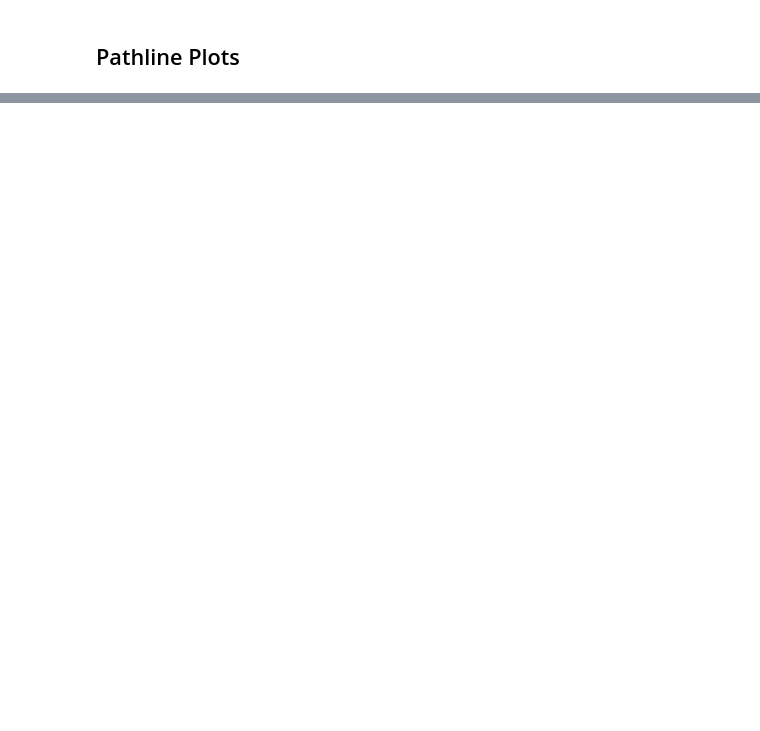
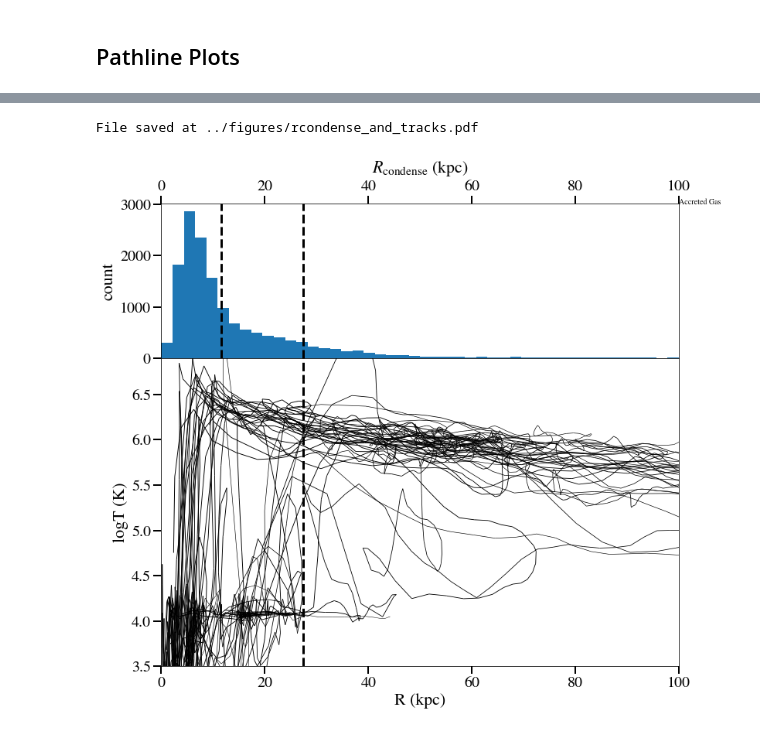
Before and after one commit to zhafen/Hot-Accretion-in-FIRE, a Jupyter notebook: analysis/pathline_plot.ipynb, the cells around one changed output, grey strips where cells are left out. Cells and saved outputs as stored; diff of their text form; code cells hidden in the pictures; blank space fills up the shorter version.

```diff
--- a/analysis/pathline_plot.ipynb
+++ b/analysis/pathline_plot.ipynb
@@ -463,13 +522,19 @@ ax1.axvline(
     linewidth = 3,
 )
 
-ax1.set_xlim( 0, w.r_vir[snum] )
+ax1.set_xlim( 0, 100. )
 
 ax1.set_xlabel( r'$R_{\rm{condense}}$ (kpc)', fontsize=22, labelpad=10 )
 ax1.xaxis.set_label_position( 'top' )
 ax1.set_ylabel( 'count', fontsize=22, )
 
 ax1.tick_params( axis='x', top=True, labeltop=True, bottom=False, labelbottom=False )
+
+ax1.annotate(
+    s='Accreted Gas',
+    xy=(1,1),
+    xycoords='axes fraction',
+)
 
 ax2 = plt.subplot(gs[2:,0])
 
@@ -493,7 +558,7 @@ w_plotter.plot_streamlines(
     x_label = 'R (kpc)',
     y_label = 'logT (K)',
 #     y_scale = 'log',
-    x_range = [ 0, w.r_vir[snum] ],
+    x_range = [ 0, 100. ],
     y_range = [ 3.5, 6.9 ],
 #     y_floor = 10.**3.8,
 )
@@ -508,33 +573,36 @@ w_plotter.plot_streamlines(
 #     bins = np.linspace( 0., w.r_vir[snum]*0.2, 64 ),
 # )
 
 # # Time
 # ax.plot(
 #     R_med,
 #     logT_med,
 #     linewidth = 3,
 #     color = 'b',
 # )
 # ax.fill_between(
 #     R_med,
 #     logT_low,
 #     logT_high,
 #     color = 'b',
 #     alpha = 0.25,
 # )
 
 ax2.axvline(
     w.r_vir[snum]*0.1,
     color = 'k',
     linestyle = '--',
     linewidth = 3,
 )
 
 plotting.save_fig(
     out_dir = '../figures',
     save_file = 'rcondense_and_tracks.pdf',
     fig = fig,
 )
+# %% [output]
+File saved at ../figures/rcondense_and_tracks.pdf
+[figure, added]
 # %%
 t_tphase = ( t[:,np.newaxis] - t[inds] ).transpose()
 # %%
```
Also changed, not shown: parts of 27 cells of this notebook, 4 other files.
